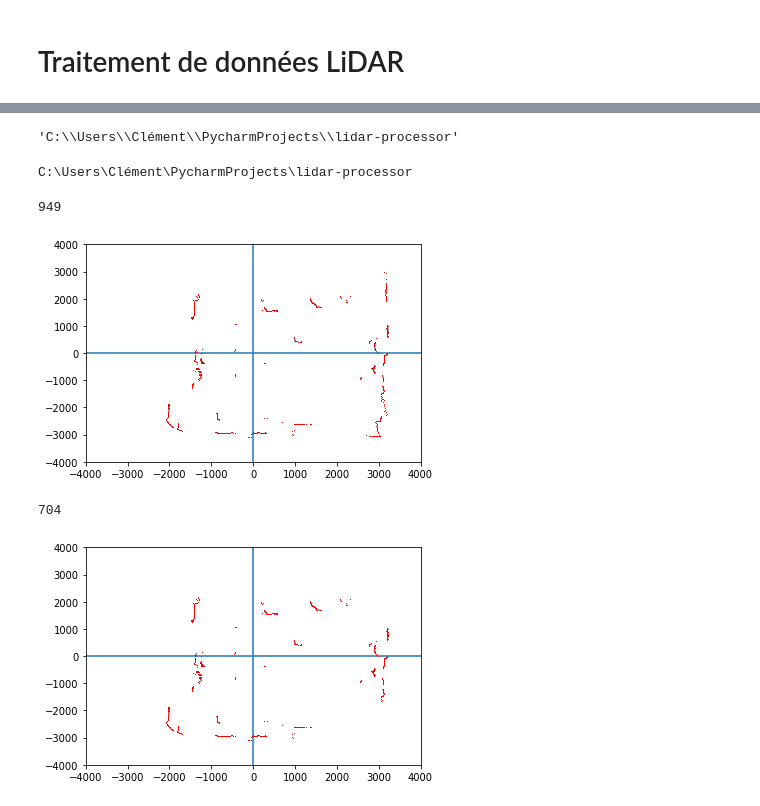
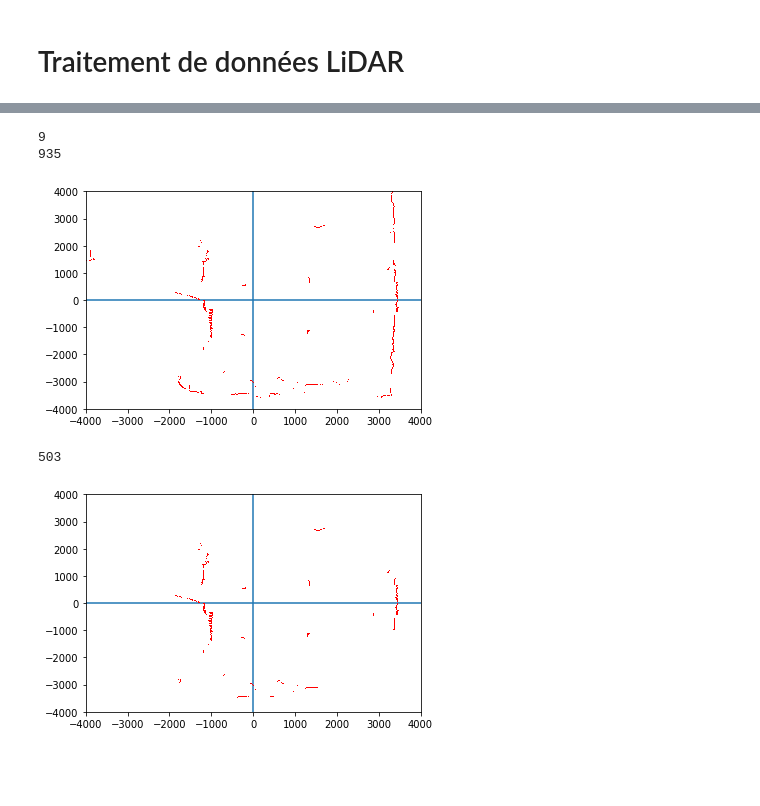
Before and after one commit to gobgob/lidar-processor, a Jupyter notebook: src/example.ipynb, the cells around one changed output, grey strips where cells are left out. Cells and saved outputs as stored; diff of their text form; code cells hidden in the pictures; blank space fills up the shorter version.

```diff
--- a/src/example.ipynb
+++ b/src/example.ipynb
@@ -24,9 +24,4 @@ import src.check_hough as chh
 import src.check_clustering as chc
 # %%
 os.getcwd()
+os.chdir("src")
-# %% [output]
-'C:\\Users\\Clément\\PycharmProjects\\lidar-processor'
-# %%
-several_measures = get_realistic_data()
-# %% [output]
-C:\Users\Clément\PycharmProjects\lidar-processor
@@ -35,17 +28,23 @@ one_turn_measure = several_measures[0]
+# %%
+samples = ["0_-1820_pi_over_2", "1210_1400_pi", "-1210_1400_0"]
+one_turn_measure = get_table_measures(samples[1])
 # %%
-one_turn_measure = outr.keep_good_measures(one_turn_measure, 30)
+print(len(one_turn_measure))
+
+one_turn_measure = outr.keep_good_measures(one_turn_measure[0], 30)
 print(len(one_turn_measure))
 chh.display_measures(one_turn_measure)
 # %% [output]
-949
+9
+935
-[figure, old version]
+[figure, new version]
 # %%
 one_turn_measure = mm.remove_too_far_or_too_close(one_turn_measure)
 print(len(one_turn_measure))
 chh.display_measures(one_turn_measure)
 # %% [output]
-704
+503
-[figure, old version]
+[figure, new version]
 # %%
 cartesian_one_turn_measure = outr.one_turn_to_cartesian_points(one_turn_measure)
 cartesian_one_turn_measure = [np.array(measure) for measure in cartesian_one_turn_measure]
```
Also changed, not shown: parts of 8 cells of this notebook, 2 other files.
